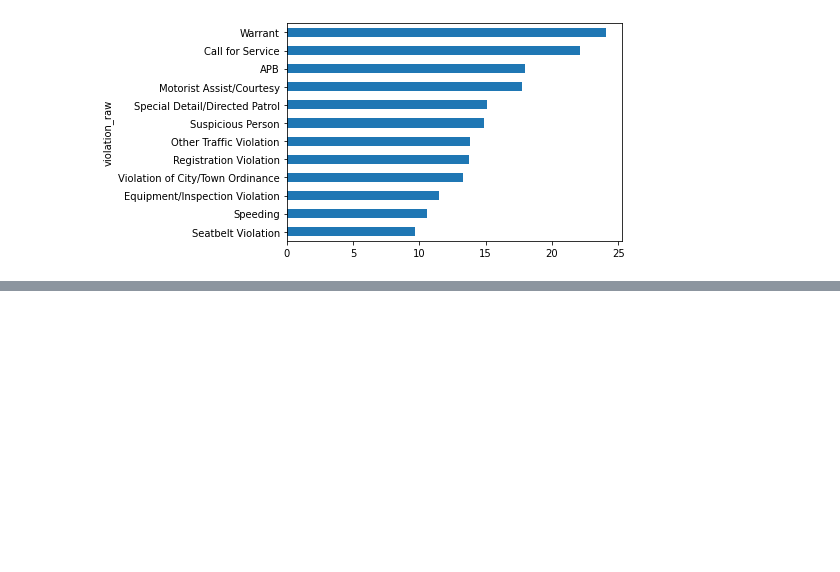
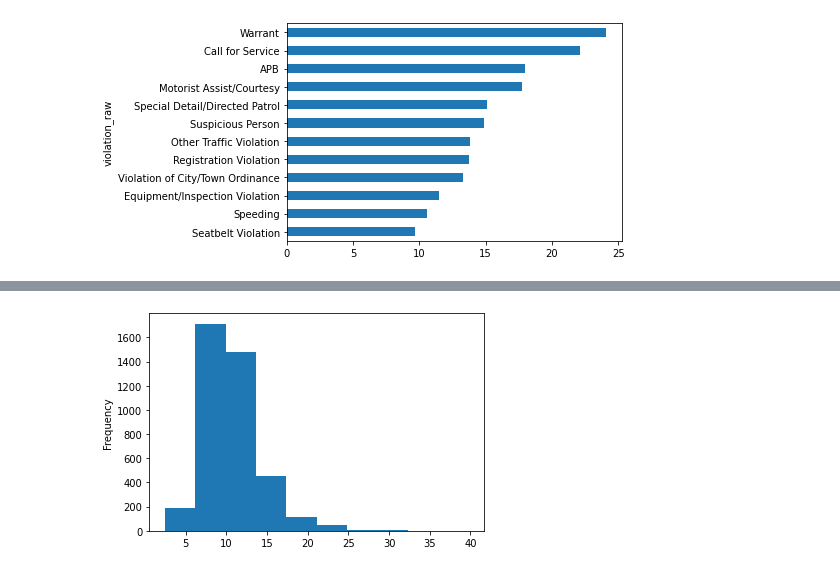
Before and after one commit to carmsanchezs/DataCamp-Courses, a Jupyter notebook: Analyzing_police_activity_with_pandas/Analyzing_police_activity_with_pandas.ipynb, the cells around one changed output, grey strips where cells are left out. Drawn from its saved outputs; the diff is of its cells as text; code cells hidden in the pictures; blank space fills up the shorter version.

```diff
--- a/Analyzing_police_activity_with_pandas/Analyzing_police_activity_with_pandas.ipynb
+++ b/Analyzing_police_activity_with_pandas/Analyzing_police_activity_with_pandas.ipynb
@@ -984,0 +1039,6 @@ plt.show()
+# %%
+weather['WDIFF'] = weather.WSF2 - weather.AWND
+weather.WDIFF.plot(kind='hist')
+plt.show()
+# %% [output]
+[figure, added]
```
Also changed, not shown: parts of 64 cells of this notebook.
